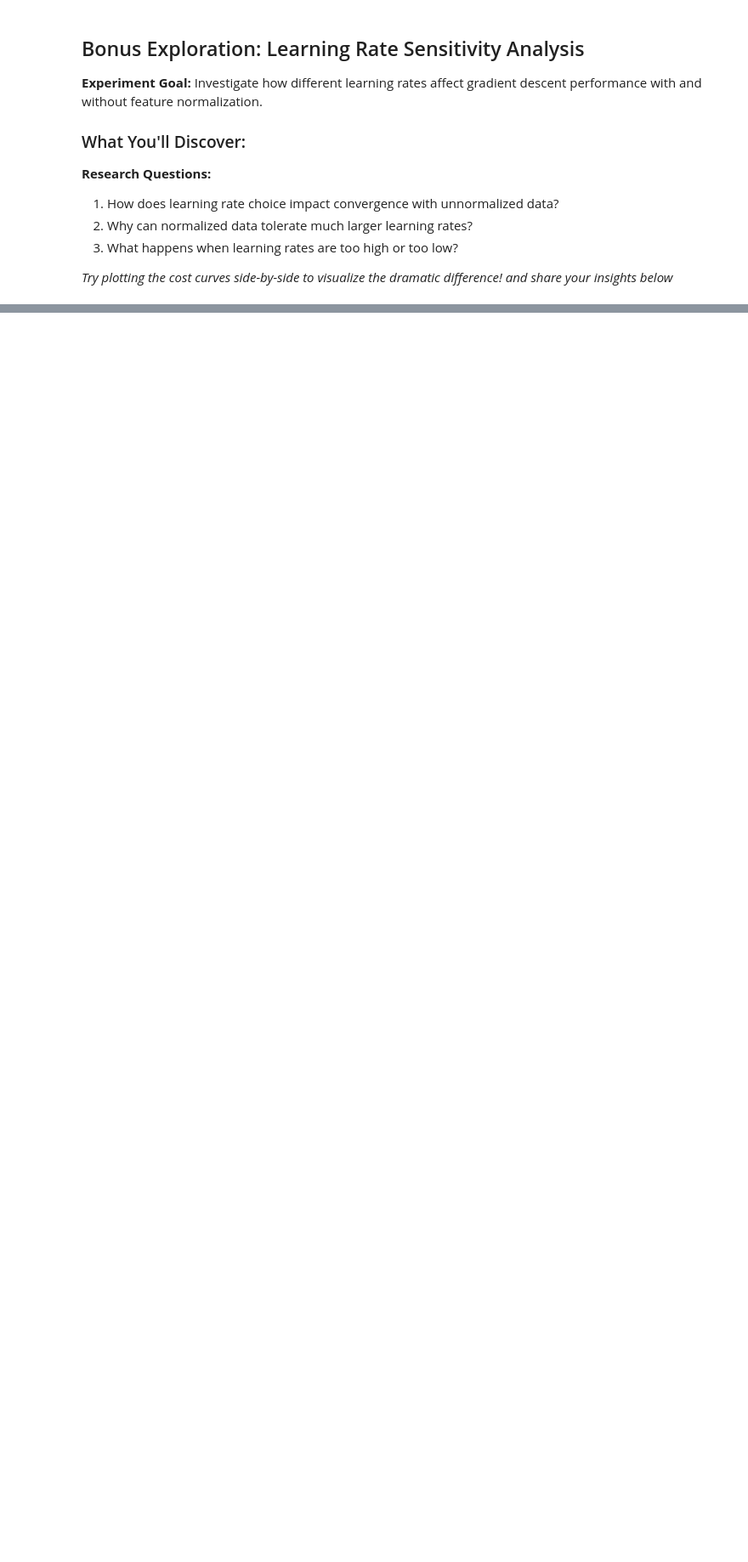
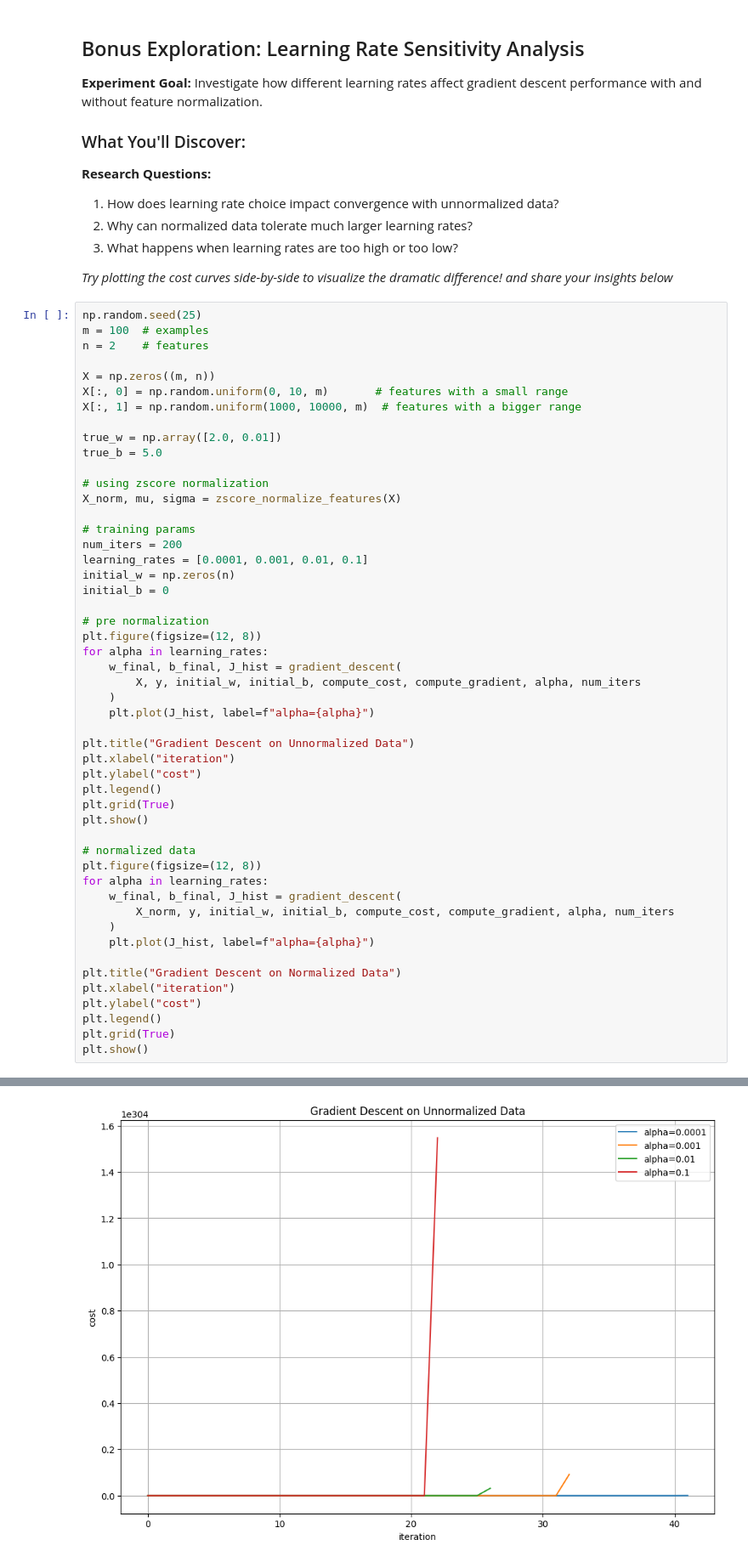
Before and after one commit to pbozzuti/stat362, a Jupyter notebook: student/gd_mlr.ipynb, the cells around one changed output, grey strips where cells are left out. Shown at 85% size. Drawn from its saved outputs; the diff is of its cells as text; blank space fills up the shorter version.

```diff
--- a/student/gd_mlr.ipynb
+++ b/student/gd_mlr.ipynb
@@ -869,3 +869,54 @@ As evident from the above learning curve, the reduction in training cost acceler
 3. What happens when learning rates are too high or too low?
 
 *Try plotting the cost curves side-by-side to visualize the dramatic difference! and share your insights below*
+# %%
+np.random.seed(25)
+m = 100  # examples
+n = 2    # features
+
+X = np.zeros((m, n))
+X[:, 0] = np.random.uniform(0, 10, m)       # features with a small range
+X[:, 1] = np.random.uniform(1000, 10000, m)  # features with a bigger range
+
+true_w = np.array([2.0, 0.01])
+true_b = 5.0
+
+# using zscore normalization
+X_norm, mu, sigma = zscore_normalize_features(X)
+
+# training params
+num_iters = 200
+learning_rates = [0.0001, 0.001, 0.01, 0.1]
+initial_w = np.zeros(n)
+initial_b = 0
+
+# pre normalization
+plt.figure(figsize=(12, 8))
+for alpha in learning_rates:
+    w_final, b_final, J_hist = gradient_descent(
+        X, y, initial_w, initial_b, compute_cost, compute_gradient, alpha, num_iters
+    )
+    plt.plot(J_hist, label=f"alpha={alpha}")
+
+plt.title("Gradient Descent on Unnormalized Data")
+plt.xlabel("iteration")
+plt.ylabel("cost")
+plt.legend()
+plt.grid(True)
+plt.show()
+
+# normalized data
+plt.figure(figsize=(12, 8))
+for alpha in learning_rates:
+    w_final, b_final, J_hist = gradient_descent(
+        X_norm, y, initial_w, initial_b, compute_cost, compute_gradient, alpha, num_iters
+    )
+    plt.plot(J_hist, label=f"alpha={alpha}")
+
+plt.title("Gradient Descent on Normalized Data")
+plt.xlabel("iteration")
+plt.ylabel("cost")
+plt.legend()
+plt.grid(True)
+plt.show()
+# %% [output]
@@ -871,0 +940 @@ As evident from the above learning curve, the reduction in training cost acceler
+[figure, added]
```
Also changed, not shown: parts of 5 cells of this notebook, 1 other file.
